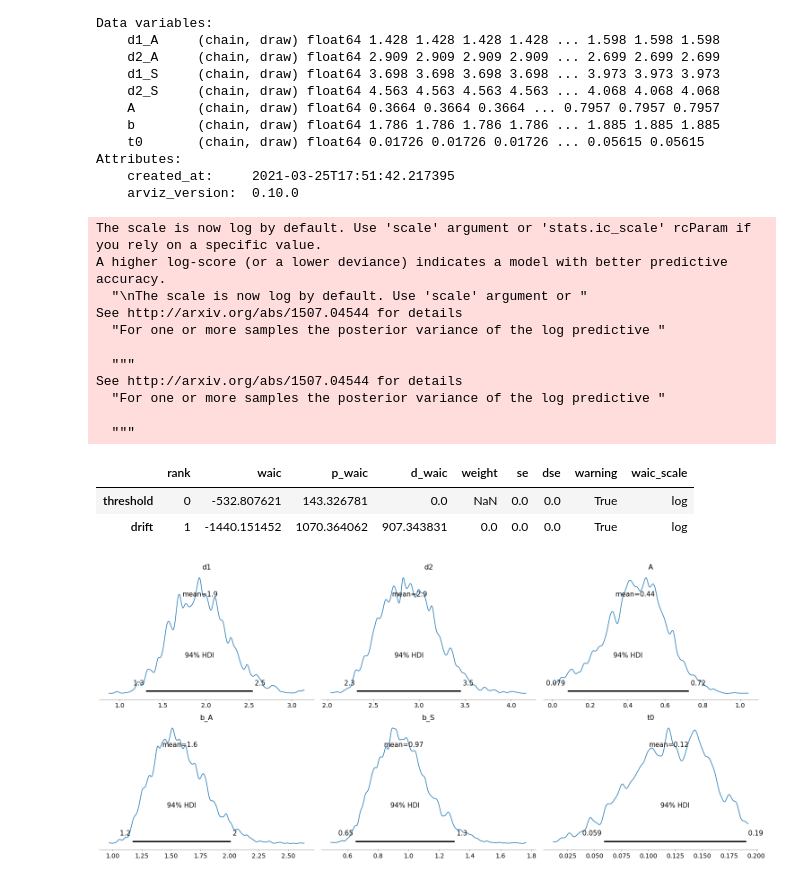
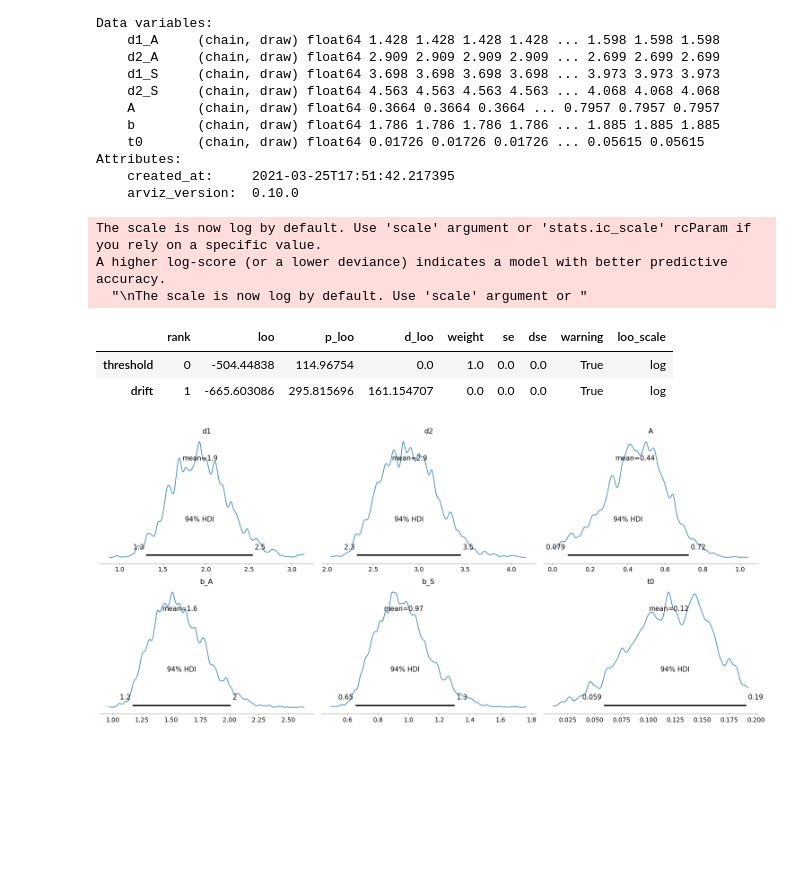
Before and after one commit to compmem/QuantCog, a Jupyter notebook: notebooks/08_More_Decisions.ipynb, the cells around one changed output. Drawn from its saved outputs; the diff is of its cells as text; code cells hidden in the pictures; blank space fills up the shorter version.

```diff
--- a/notebooks/08_More_Decisions.ipynb
+++ b/notebooks/08_More_Decisions.ipynb
@@ -583,22 +583,14 @@ Attributes:
     arviz_version:  0.10.0
 # %%
 # do a model comparison
-az.compare({'threshold': daz_t, 'drift': daz_d}, ic='waic')
+az.compare({'threshold': daz_t, 'drift': daz_d})
 # %% [output]
 The scale is now log by default. Use 'scale' argument or 'stats.ic_scale' rcParam if you rely on a specific value.
 A higher log-score (or a lower deviance) indicates a model with better predictive accuracy.
   "\nThe scale is now log by default. Use 'scale' argument or "
-See http://arxiv.org/abs/1507.04544 for details
-  "For one or more samples the posterior variance of the log predictive "
-
-  """
-See http://arxiv.org/abs/1507.04544 for details
-  "For one or more samples the posterior variance of the log predictive "
-
-  """
-|  | rank | waic | p_waic | d_waic | weight | se | dse | warning | waic_scale |
-| threshold | 0 | -532.807621 | 143.326781 | 0.0 | NaN | 0.0 | 0.0 | True | log |
-| drift | 1 | -1440.151452 | 1070.364062 | 907.343831 | 0.0 | 0.0 | 0.0 | True | log |
+|  | rank | loo | p_loo | d_loo | weight | se | dse | warning | loo_scale |
+| threshold | 0 | -504.44838 | 114.96754 | 0.0 | 1.0 | 0.0 | 0.0 | True | log |
+| drift | 1 | -665.603086 | 295.815696 | 161.154707 | 0.0 | 0.0 | 0.0 | True | log |
 # %%
 az.plot_posterior(daz_t);
 # %% [output]
```
Also changed, not shown: parts of 1 cell of this notebook.
